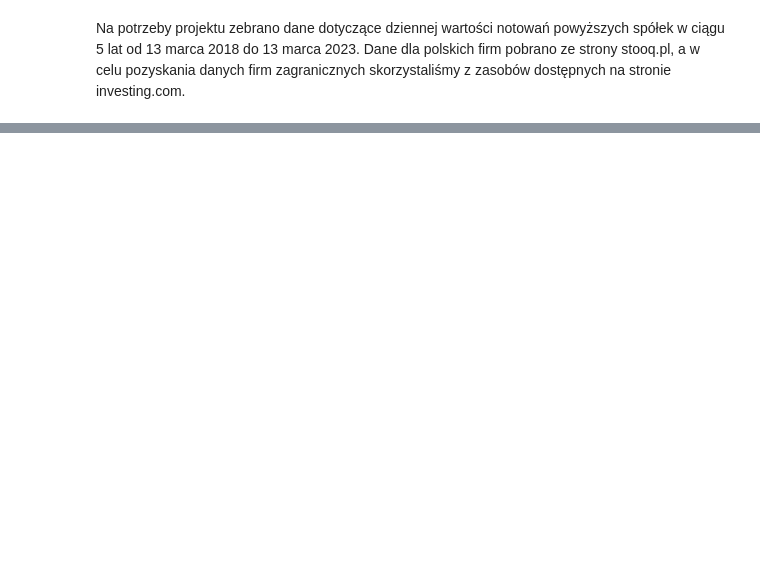
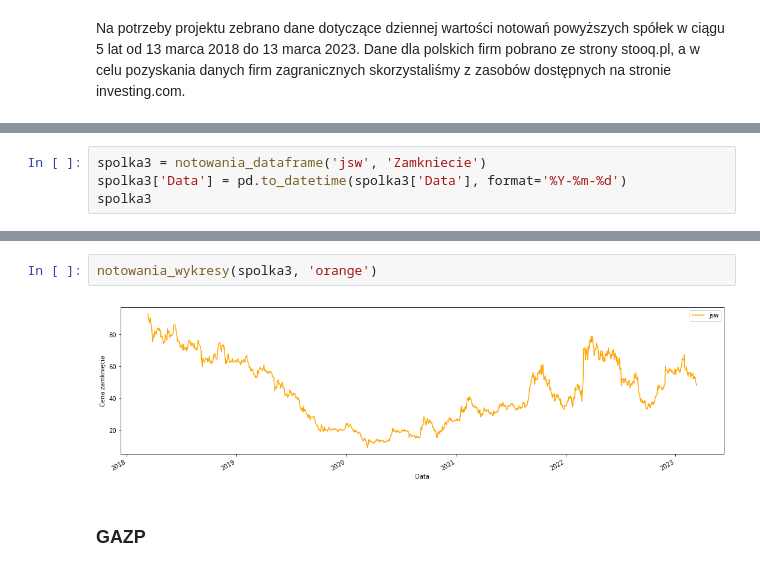
Before and after one commit to KasiaLewandowska/Analiza-portfelowa-spolek-energetycznych, a Jupyter notebook: Projekt.ipynb, the cells around one changed output, grey strips where cells are left out. Cells and saved outputs as stored; diff of their text form; blank space fills up the shorter version.

```diff
--- a/Projekt.ipynb
+++ b/Projekt.ipynb
@@ -48,0 +120,4 @@ Na potrzeby projektu zebrano dane dotyczące dziennej wartości notowań powyżs
+# %%
+spolka3 = notowania_dataframe('jsw', 'Zamkniecie')
+spolka3['Data'] = pd.to_datetime(spolka3['Data'], format='%Y-%m-%d')
+spolka3
@@ -48,0 +138,6 @@ Na potrzeby projektu zebrano dane dotyczące dziennej wartości notowań powyżs
+# %%
+notowania_wykresy(spolka3, 'orange')
+# %% [output]
+[figure, added]
+# %% [markdown]
+### GAZP
```
Also changed, not shown: parts of 23 cells of this notebook.
